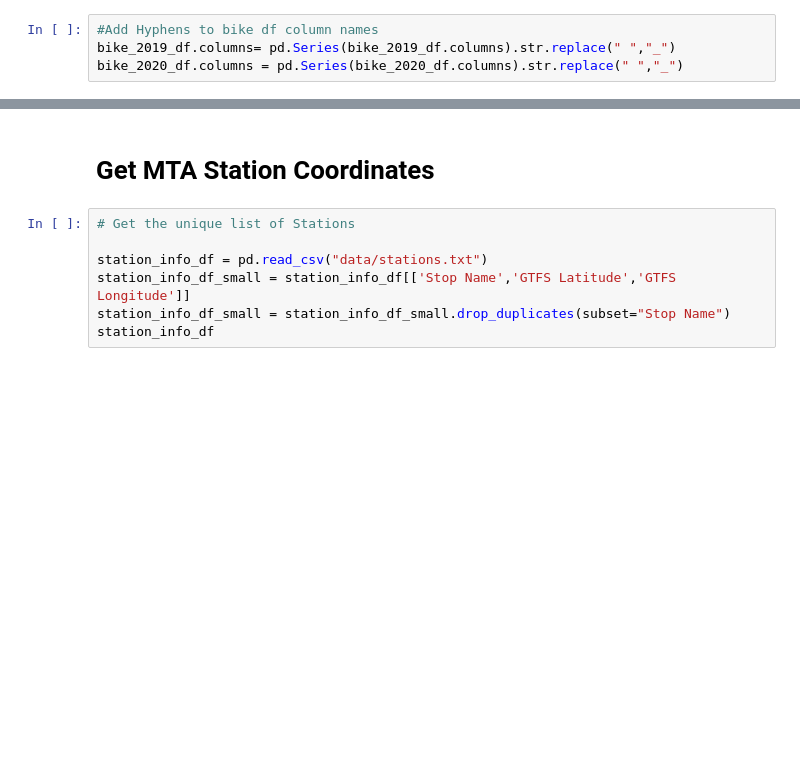
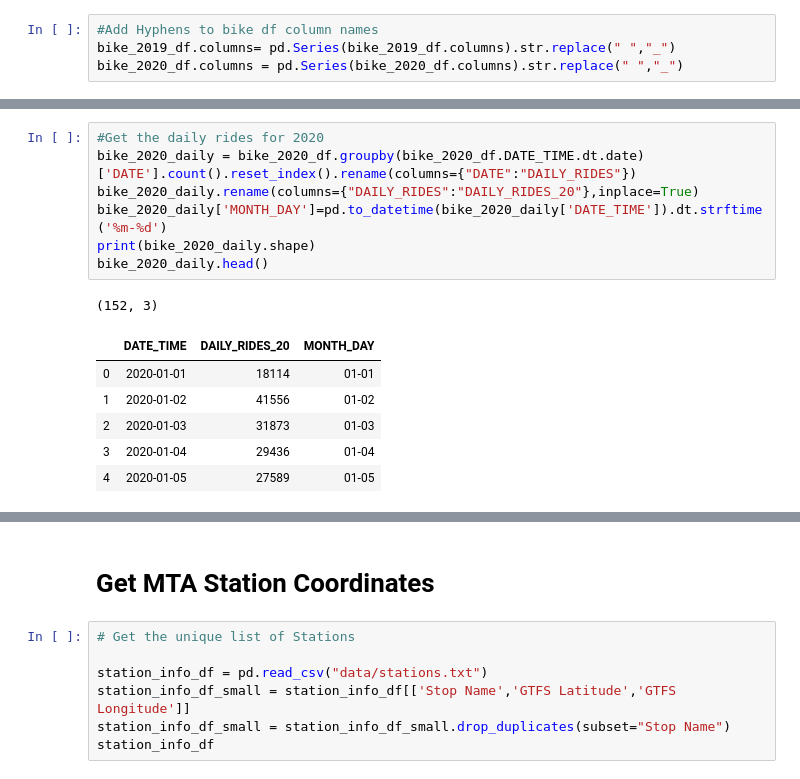
Before and after one commit to stephcho999/Proj_1_MTA, a Jupyter notebook: Project One - Citi Bike & NYC MTA.ipynb, the cells around one changed output, grey strips where cells are left out. Drawn from its saved outputs; the diff is of its cells as text; blank space fills up the shorter version.

```diff
--- a/Project One - Citi Bike & NYC MTA.ipynb
+++ b/Project One - Citi Bike & NYC MTA.ipynb
@@ -76,0 +91,15 @@ bike_2019_df["DAY"] =  bike_2019_df["DATE_TIME"].dt.day
+# %%
+#Get the daily rides for 2020
+bike_2020_daily = bike_2020_df.groupby(bike_2020_df.DATE_TIME.dt.date)['DATE'].count().reset_index().rename(columns={"DATE":"DAILY_RIDES"})
+bike_2020_daily.rename(columns={"DAILY_RIDES":"DAILY_RIDES_20"},inplace=True)
+bike_2020_daily['MONTH_DAY']=pd.to_datetime(bike_2020_daily['DATE_TIME']).dt.strftime('%m-%d')
+print(bike_2020_daily.shape)
+bike_2020_daily.head()
+# %% [output]
+(152, 3)
+|  | DATE_TIME | DAILY_RIDES_20 | MONTH_DAY |
+| 0 | 2020-01-01 | 18114 | 01-01 |
+| 1 | 2020-01-02 | 41556 | 01-02 |
+| 2 | 2020-01-03 | 31873 | 01-03 |
+| 3 | 2020-01-04 | 29436 | 01-04 |
+| 4 | 2020-01-05 | 27589 | 01-05 |
```
Also changed, not shown: parts of 46 cells of this notebook.
